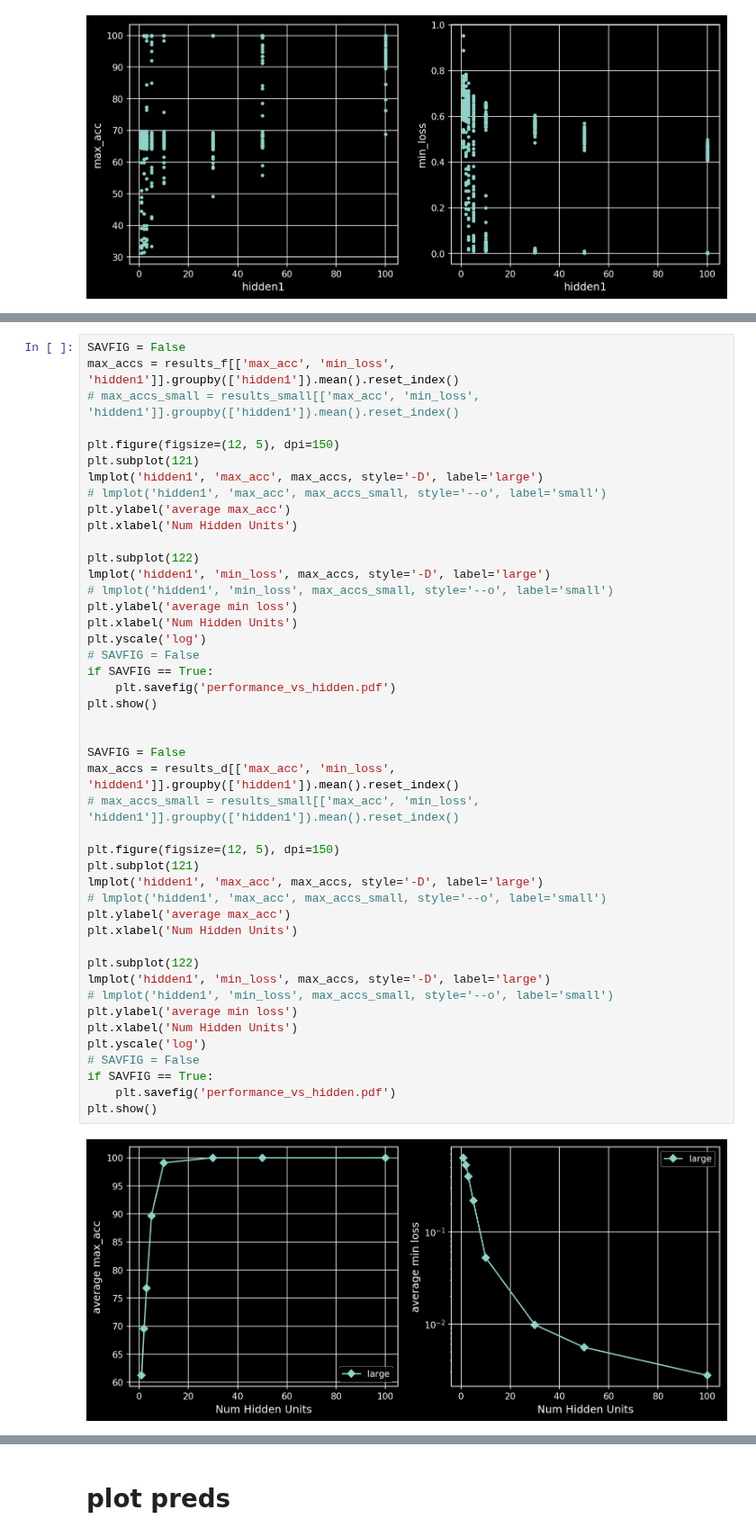
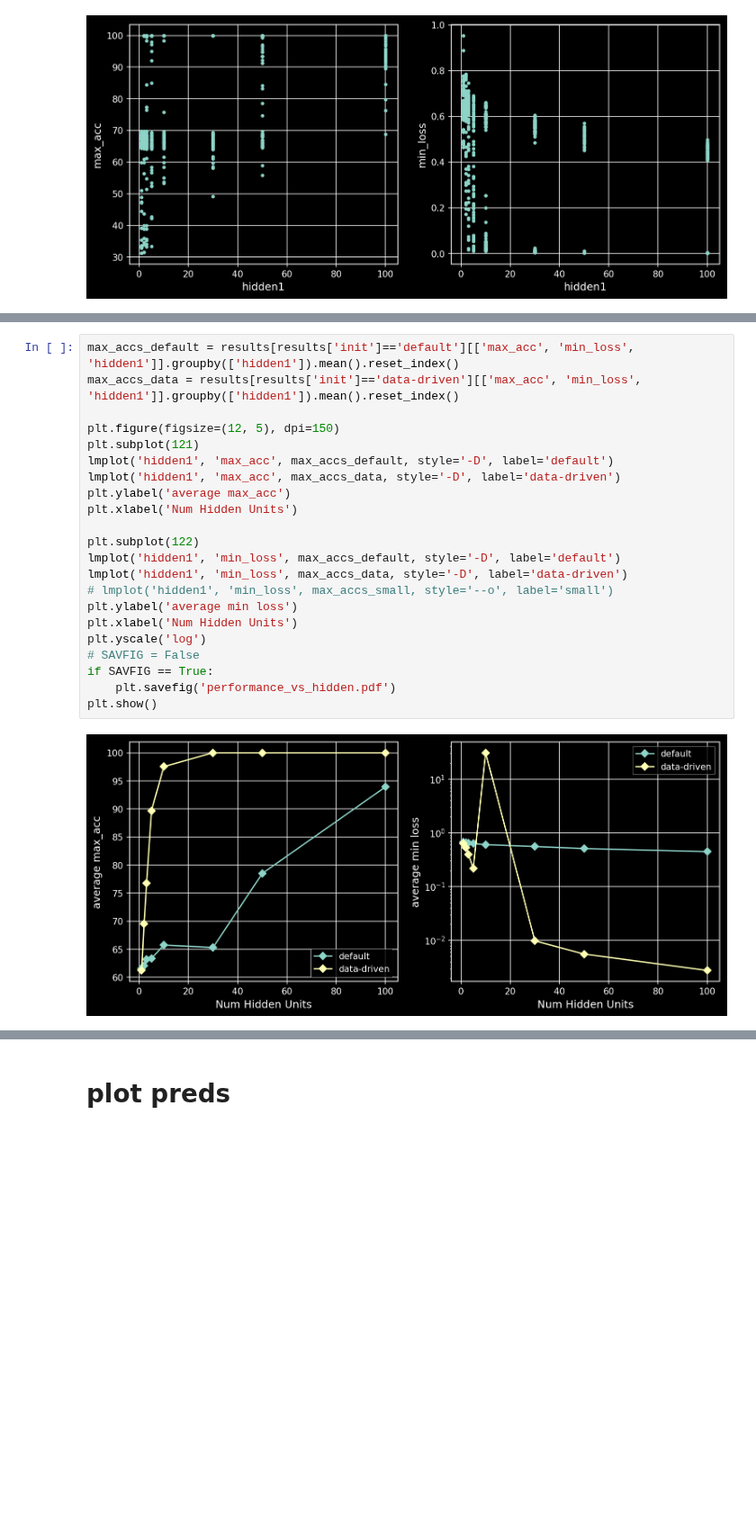
Before and after one commit to csinva/dnn-experiments, a Jupyter notebook: eda/analyze_sweeps_chandan.ipynb, the cells around one changed output, grey strips where cells are left out. Shown at 90% size. Cells and saved outputs as stored; diff of their text form; blank space fills up the shorter version.

```diff
--- a/eda/analyze_sweeps_chandan.ipynb
+++ b/eda/analyze_sweeps_chandan.ipynb
@@ -52,47 +48,24 @@ results_d = results[results['init']=='default']
 # %%
-SAVFIG = False
-max_accs = results_f[['max_acc', 'min_loss', 'hidden1']].groupby(['hidden1']).mean().reset_index()
-# max_accs_small = results_small[['max_acc', 'min_loss', 'hidden1']].groupby(['hidden1']).mean().reset_index()
+max_accs_default = results[results['init']=='default'][['max_acc', 'min_loss', 'hidden1']].groupby(['hidden1']).mean().reset_index()
+max_accs_data = results[results['init']=='data-driven'][['max_acc', 'min_loss', 'hidden1']].groupby(['hidden1']).mean().reset_index()
 
 plt.figure(figsize=(12, 5), dpi=150)
 plt.subplot(121)
-lmplot('hidden1', 'max_acc', max_accs, style='-D', label='large')
-# lmplot('hidden1', 'max_acc', max_accs_small, style='--o', label='small')
+lmplot('hidden1', 'max_acc', max_accs_default, style='-D', label='default')
+lmplot('hidden1', 'max_acc', max_accs_data, style='-D', label='data-driven')
 plt.ylabel('average max_acc')
 plt.xlabel('Num Hidden Units')
 
 plt.subplot(122)
-lmplot('hidden1', 'min_loss', max_accs, style='-D', label='large')
+lmplot('hidden1', 'min_loss', max_accs_default, style='-D', label='default')
+lmplot('hidden1', 'min_loss', max_accs_data, style='-D', label='data-driven')
 # lmplot('hidden1', 'min_loss', max_accs_small, style='--o', label='small')
 plt.ylabel('average min loss')
 plt.xlabel('Num Hidden Units')
 plt.yscale('log')
 # SAVFIG = False
 if SAVFIG == True:
     plt.savefig('performance_vs_hidden.pdf')
 plt.show()
-
-
-SAVFIG = False
-max_accs = results_d[['max_acc', 'min_loss', 'hidden1']].groupby(['hidden1']).mean().reset_index()
-# max_accs_small = results_small[['max_acc', 'min_loss', 'hidden1']].groupby(['hidden1']).mean().reset_index()
-
-plt.figure(figsize=(12, 5), dpi=150)
-plt.subplot(121)
-lmplot('hidden1', 'max_acc', max_accs, style='-D', label='large')
-# lmplot('hidden1', 'max_acc', max_accs_small, style='--o', label='small')
-plt.ylabel('average max_acc')
-plt.xlabel('Num Hidden Units')
-
-plt.subplot(122)
-lmplot('hidden1', 'min_loss', max_accs, style='-D', label='large')
-# lmplot('hidden1', 'min_loss', max_accs_small, style='--o', label='small')
-plt.ylabel('average min loss')
-plt.xlabel('Num Hidden Units')
-plt.yscale('log')
-# SAVFIG = False
-if SAVFIG == True:
-    plt.savefig('performance_vs_hidden.pdf')
-plt.show()
 # %% [output]
-[figure, old version]
+[figure, new version]
```
Also changed, not shown: parts of 6 cells of this notebook.
